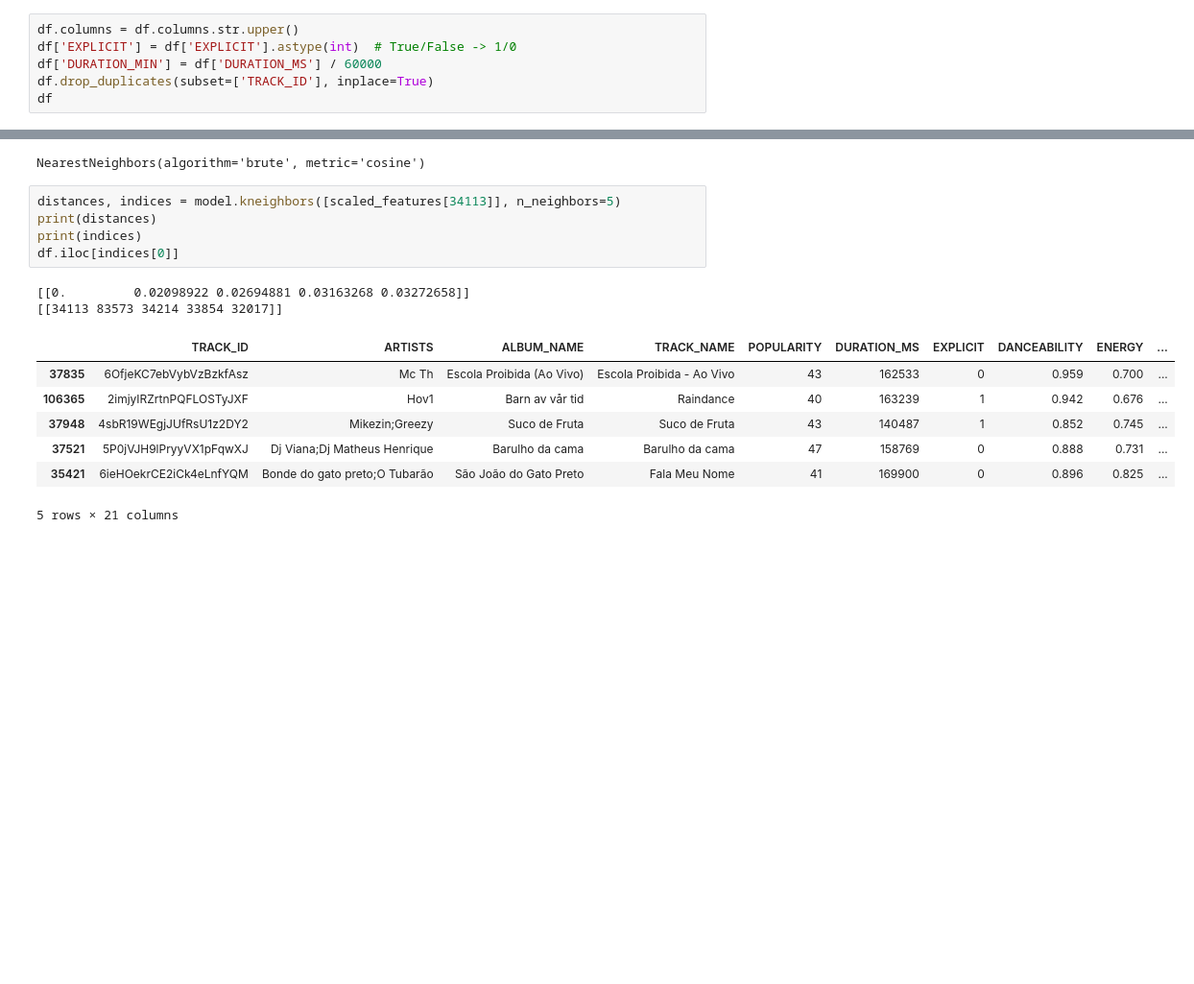
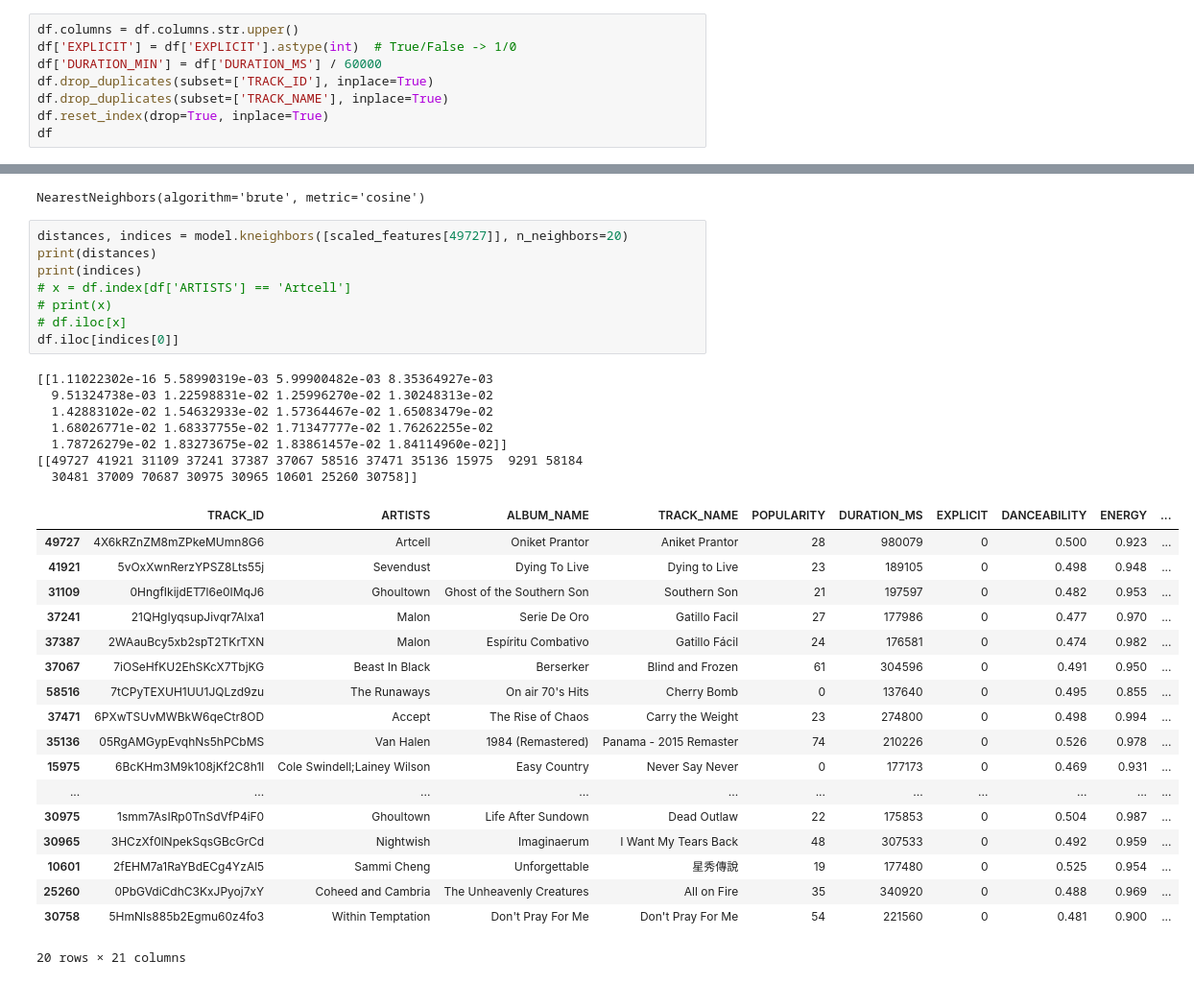
Before and after one commit to SherlByom/Spotify-Music-Recommendation-System, a Jupyter notebook: Notebooks/data_processing.ipynb, the cells around one changed output, grey strips where cells are left out. Shown at 96% size. Cells and saved outputs as stored; diff of their text form; blank space fills up the shorter version.

```diff
--- a/Notebooks/data_processing.ipynb
+++ b/Notebooks/data_processing.ipynb
@@ -66,6 +66,8 @@ df.columns = df.columns.str.upper()
 df['EXPLICIT'] = df['EXPLICIT'].astype(int)  # True/False -> 1/0
 df['DURATION_MIN'] = df['DURATION_MS'] / 60000
 df.drop_duplicates(subset=['TRACK_ID'], inplace=True)
+df.drop_duplicates(subset=['TRACK_NAME'], inplace=True)
+df.reset_index(drop=True, inplace=True)
 df
 # %% [output]
 |  | TRACK_ID | ARTISTS | ALBUM_NAME | TRACK_NAME | POPULARITY | DURATION_MS | EXPLICIT | DANCEABILITY | ENERGY | ... |
@@ -112,17 +114,36 @@ model.fit(scaled_features)
 # %% [output]
 NearestNeighbors(algorithm='brute', metric='cosine')
 # %%
-distances, indices = model.kneighbors([scaled_features[34113]], n_neighbors=5)
+distances, indices = model.kneighbors([scaled_features[49727]], n_neighbors=20)
 print(distances)
 print(indices)
+# x = df.index[df['ARTISTS'] == 'Artcell']
+# print(x)
+# df.iloc[x]
 df.iloc[indices[0]]
 # %% [output]
-[[0.         0.02098922 0.02694881 0.03163268 0.03272658]]
-[[34113 83573 34214 33854 32017]]
+[[1.11022302e-16 5.58990319e-03 5.99900482e-03 8.35364927e-03
+  9.51324738e-03 1.22598831e-02 1.25996270e-02 1.30248313e-02
+  1.42883102e-02 1.54632933e-02 1.57364467e-02 1.65083479e-02
+  1.68026771e-02 1.68337755e-02 1.71347777e-02 1.76262255e-02
+  1.78726279e-02 1.83273675e-02 1.83861457e-02 1.84114960e-02]]
+[[49727 41921 31109 37241 37387 37067 58516 37471 35136 15975  9291 58184
+  30481 37009 70687 30975 30965 10601 25260 30758]]
 |  | TRACK_ID | ARTISTS | ALBUM_NAME | TRACK_NAME | POPULARITY | DURATION_MS | EXPLICIT | DANCEABILITY | ENERGY | ... |
-| 37835 | 6OfjeKC7ebVybVzBzkfAsz | Mc Th | Escola Proibida (Ao Vivo) | Escola Proibida - Ao Vivo | 43 | 162533 | 0 | 0.959 | 0.700 | ... |
-| 106365 | 2imjyIRZrtnPQFLOSTyJXF | Hov1 | Barn av vår tid | Raindance | 40 | 163239 | 1 | 0.942 | 0.676 | ... |
-| 37948 | 4sbR19WEgjJUfRsU1z2DY2 | Mikezin;Greezy | Suco de Fruta | Suco de Fruta | 43 | 140487 | 1 | 0.852 | 0.745 | ... |
-| 37521 | 5P0jVJH9lPryyVX1pFqwXJ | Dj Viana;Dj Matheus Henrique | Barulho da cama | Barulho da cama | 47 | 158769 | 0 | 0.888 | 0.731 | ... |
-| 35421 | 6ieHOekrCE2iCk4eLnfYQM | Bonde do gato preto;O Tubarão | São João do Gato Preto | Fala Meu Nome | 41 | 169900 | 0 | 0.896 | 0.825 | ... |
+| 49727 | 4X6kRZnZM8mZPkeMUmn8G6 | Artcell | Oniket Prantor | Aniket Prantor | 28 | 980079 | 0 | 0.500 | 0.923 | ... |
+| 41921 | 5vOxXwnRerzYPSZ8Lts55j | Sevendust | Dying To Live | Dying to Live | 23 | 189105 | 0 | 0.498 | 0.948 | ... |
+| 31109 | 0HngfIkijdET7l6e0IMqJ6 | Ghoultown | Ghost of the Southern Son | Southern Son | 21 | 197597 | 0 | 0.482 | 0.953 | ... |
+| 37241 | 21QHgIyqsupJivqr7AIxa1 | Malon | Serie De Oro | Gatillo Facil | 27 | 177986 | 0 | 0.477 | 0.970 | ... |
+| 37387 | 2WAauBcy5xb2spT2TKrTXN | Malon | Espíritu Combativo | Gatillo Fácil | 24 | 176581 | 0 | 0.474 | 0.982 | ... |
+| 37067 | 7iOSeHfKU2EhSKcX7TbjKG | Beast In Black | Berserker | Blind and Frozen | 61 | 304596 | 0 | 0.491 | 0.950 | ... |
+| 58516 | 7tCPyTEXUH1UU1JQLzd9zu | The Runaways | On air 70's Hits | Cherry Bomb | 0 | 137640 | 0 | 0.495 | 0.855 | ... |
+| 37471 | 6PXwTSUvMWBkW6qeCtr8OD | Accept | The Rise of Chaos | Carry the Weight | 23 | 274800 | 0 | 0.498 | 0.994 | ... |
+| 35136 | 05RgAMGypEvqhNs5hPCbMS | Van Halen | 1984 (Remastered) | Panama - 2015 Remaster | 74 | 210226 | 0 | 0.526 | 0.978 | ... |
+| 15975 | 6BcKHm3M9k108jKf2C8h1l | Cole Swindell;Lainey Wilson | Easy Country | Never Say Never | 0 | 177173 | 0 | 0.469 | 0.931 | ... |
+| ... | ... | ... | ... | ... | ... | ... | ... | ... | ... | ... |
+| 30975 | 1smm7AsIRp0TnSdVfP4iF0 | Ghoultown | Life After Sundown | Dead Outlaw | 22 | 175853 | 0 | 0.504 | 0.987 | ... |
+| 30965 | 3HCzXf0lNpekSqsGBcGrCd | Nightwish | Imaginaerum | I Want My Tears Back | 48 | 307533 | 0 | 0.492 | 0.959 | ... |
+| 10601 | 2fEHM7a1RaYBdECg4YzAl5 | Sammi Cheng | Unforgettable | 星秀傳說 | 19 | 177480 | 0 | 0.525 | 0.954 | ... |
+| 25260 | 0PbGVdiCdhC3KxJPyoj7xY | Coheed and Cambria | The Unheavenly Creatures | All on Fire | 35 | 340920 | 0 | 0.488 | 0.969 | ... |
+| 30758 | 5HmNls885b2Egmu60z4fo3 | Within Temptation | Don't Pray For Me | Don't Pray For Me | 54 | 221560 | 0 | 0.481 | 0.900 | ... |
-5 rows × 21 columns
+20 rows × 21 columns
```
Also changed, not shown: parts of 2 cells of this notebook, 1 other file.
